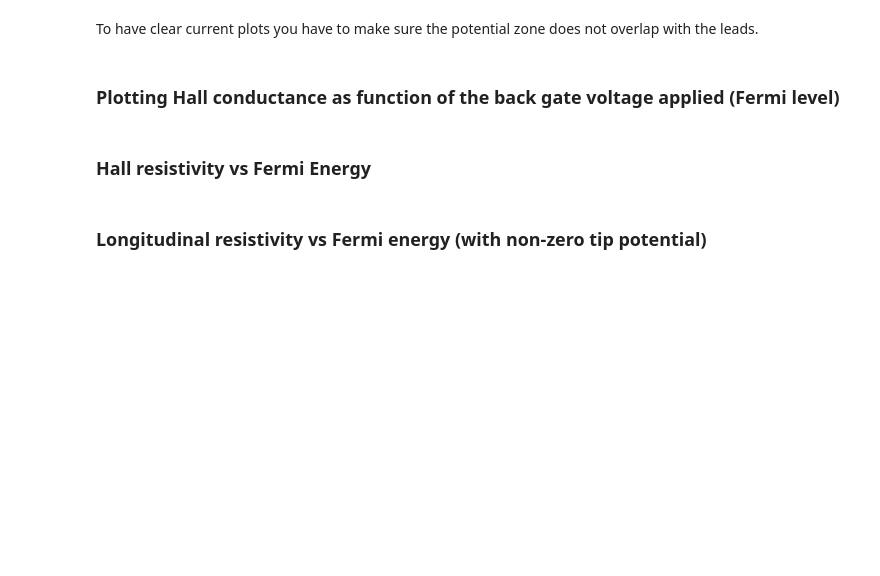
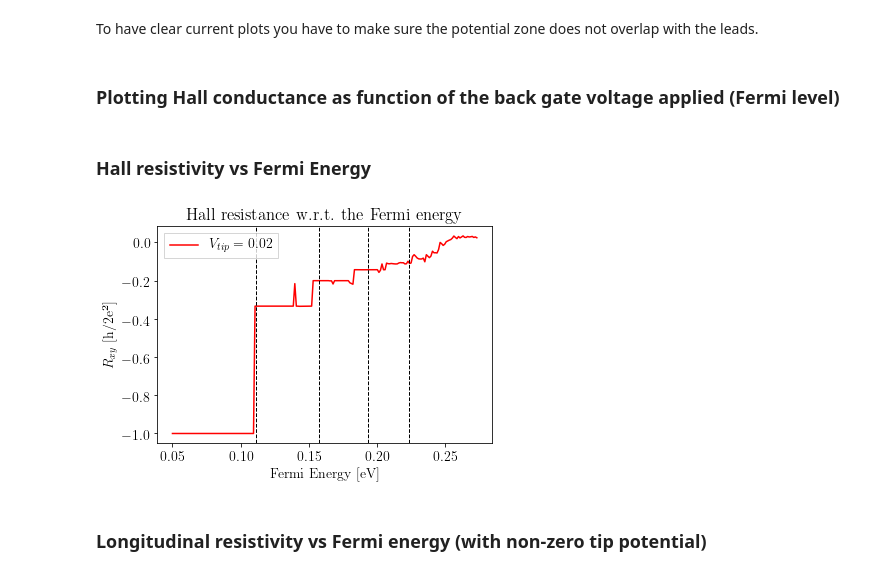
Before and after one commit to saviapicella/nanoelectronics-project, a Jupyter notebook: qhe_six_leads.ipynb, the cells around one changed output. Drawn from its saved outputs; the diff is of its cells as text; code cells hidden in the pictures; blank space fills up the shorter version.

```diff
--- a/qhe_six_leads.ipynb
+++ b/qhe_six_leads.ipynb
@@ -356,8 +375,8 @@ To have clear current plots you have to make sure the potential zone does not ov
 # %% [markdown]
 ### Plotting Hall conductance as function of the back gate voltage applied (Fermi level)
 # %%
-Ef_min = lls[0 + (num_ll - 1)] + 5e-2  # at ll0
-Ef_max = lls[3 + (num_ll - 1)] + 5e-2  # at ll+3
+Ef_min = lls[0 + (num_ll - 1)] + 5e-2 # at ll0
+Ef_max = lls[4 + (num_ll - 1)] + 5e-2 # at ll+3
 num_it = 200 # discretization of the fermi level
 num_leads = 6
 
@@ -385,21 +404,23 @@ for idx, en in enumerate(fermi_energies):
 # %%
 plt.figure()
 plt.title("Hall resistance w.r.t. the Fermi energy")
 plt.plot(fermi_energies, R[:, 4], color='red', label="$V_{tip}=" + f"{v_tip}$")
 
 for _, ll in enumerate(lls):
     if(Ef_min < ll < Ef_max):
         plt.axvline(x=ll, color='k', linestyle='--', linewidth=1)
 
 plt.xlabel('Fermi Energy [eV]')
 plt.ylabel('$R_{xy}$ [h/2e²]')
 plt.legend()
 
-if(1):
+if(0):
     plt.tight_layout()
-    plt.savefig('hr6_p02_nd.pdf')
+    plt.savefig(fig_path + 'hr6_p02_nd.pdf')
 else:
     plt.show()
+# %% [output]
+[figure, added]
 # %% [markdown]
 ### Longitudinal resistivity vs Fermi energy (with non-zero tip potential)
 # %%
```
Also changed, not shown: parts of 11 cells of this notebook, 2 other files.
